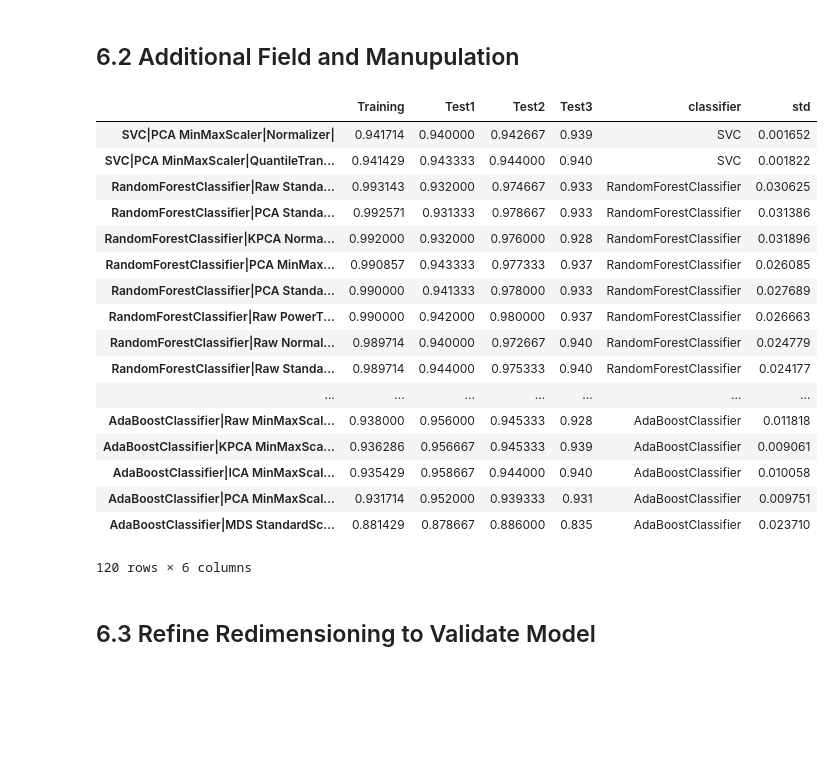
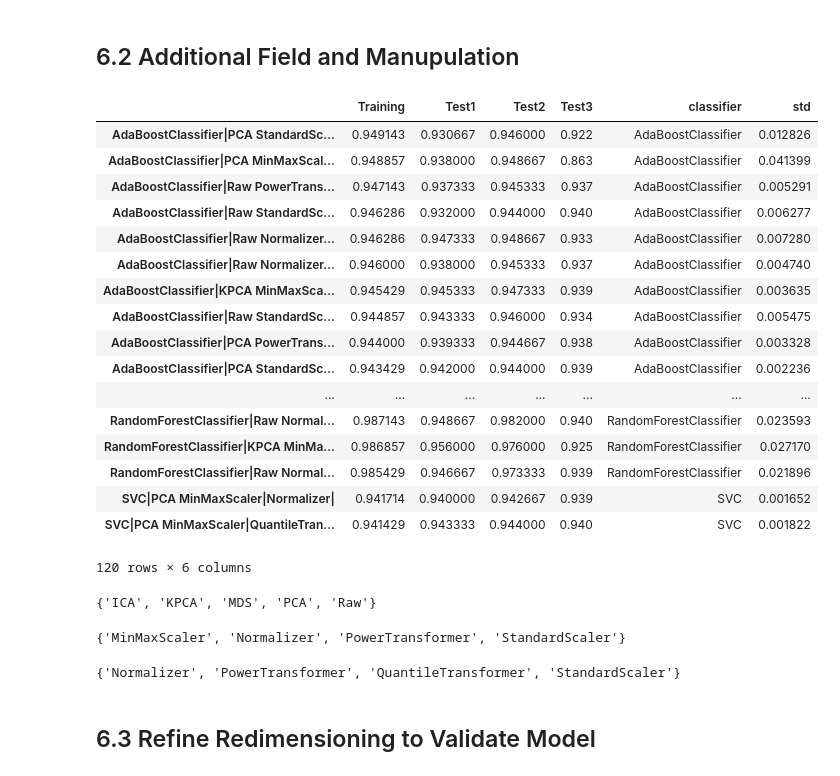
Before and after one commit to akaicomet/NJOITOpenDataCenter, a Jupyter notebook: NJOITOpenDataCenter_Pension_Record_ModelBuilding_2.ipynb, the cells around one changed output. Saved outputs shown, nothing was run; the diff lists cells and outputs as text; code cells hidden in the pictures; blank space fills up the shorter version.

```diff
--- a/NJOITOpenDataCenter_Pension_Record_ModelBuilding_2.ipynb
+++ b/NJOITOpenDataCenter_Pension_Record_ModelBuilding_2.ipynb
@@ -136,26 +155,38 @@ df_clfs_score['std'] = df_clfs_score.std(axis=1)
 # %%
 df_clfs_score.columns = ['Training', 'Test1', 'Test2', 'Test3', 'classifier','std']
 # %%
-df_clfs_score.sort_values(['classifier','Training'], ascending=False)
+df_clfs_score.sort_values(['classifier','Training','std'], ascending=[True, False, True])
 # %% [output]
 |  | Training | Test1 | Test2 | Test3 | classifier | std |
+| AdaBoostClassifier|PCA StandardSc... | 0.949143 | 0.930667 | 0.946000 | 0.922 | AdaBoostClassifier | 0.012826 |
+| AdaBoostClassifier|PCA MinMaxScal... | 0.948857 | 0.938000 | 0.948667 | 0.863 | AdaBoostClassifier | 0.041399 |
+| AdaBoostClassifier|Raw PowerTrans... | 0.947143 | 0.937333 | 0.945333 | 0.937 | AdaBoostClassifier | 0.005291 |
+| AdaBoostClassifier|Raw StandardSc... | 0.946286 | 0.932000 | 0.944000 | 0.940 | AdaBoostClassifier | 0.006277 |
+| AdaBoostClassifier|Raw Normalizer... | 0.946286 | 0.947333 | 0.948667 | 0.933 | AdaBoostClassifier | 0.007280 |
+| AdaBoostClassifier|Raw Normalizer... | 0.946000 | 0.938000 | 0.945333 | 0.937 | AdaBoostClassifier | 0.004740 |
+| AdaBoostClassifier|KPCA MinMaxSca... | 0.945429 | 0.945333 | 0.947333 | 0.939 | AdaBoostClassifier | 0.003635 |
+| AdaBoostClassifier|Raw StandardSc... | 0.944857 | 0.943333 | 0.946000 | 0.934 | AdaBoostClassifier | 0.005475 |
+| AdaBoostClassifier|PCA PowerTrans... | 0.944000 | 0.939333 | 0.944667 | 0.938 | AdaBoostClassifier | 0.003328 |
+| AdaBoostClassifier|PCA StandardSc... | 0.943429 | 0.942000 | 0.944000 | 0.939 | AdaBoostClassifier | 0.002236 |
+| ... | ... | ... | ... | ... | ... | ... |
+| RandomForestClassifier|Raw Normal... | 0.987143 | 0.948667 | 0.982000 | 0.940 | RandomForestClassifier | 0.023593 |
+| RandomForestClassifier|KPCA MinMa... | 0.986857 | 0.956000 | 0.976000 | 0.925 | RandomForestClassifier | 0.027170 |
+| RandomForestClassifier|Raw Normal... | 0.985429 | 0.946667 | 0.973333 | 0.939 | RandomForestClassifier | 0.021896 |
 | SVC|PCA MinMaxScaler|Normalizer| | 0.941714 | 0.940000 | 0.942667 | 0.939 | SVC | 0.001652 |
 | SVC|PCA MinMaxScaler|QuantileTran... | 0.941429 | 0.943333 | 0.944000 | 0.940 | SVC | 0.001822 |
-| RandomForestClassifier|Raw Standa... | 0.993143 | 0.932000 | 0.974667 | 0.933 | RandomForestClassifier | 0.030625 |
-| RandomForestClassifier|PCA Standa... | 0.992571 | 0.931333 | 0.978667 | 0.933 | RandomForestClassifier | 0.031386 |
-| RandomForestClassifier|KPCA Norma... | 0.992000 | 0.932000 | 0.976000 | 0.928 | RandomForestClassifier | 0.031896 |
-| RandomForestClassifier|PCA MinMax... | 0.990857 | 0.943333 | 0.977333 | 0.937 | RandomForestClassifier | 0.026085 |
-| RandomForestClassifier|PCA Standa... | 0.990000 | 0.941333 | 0.978000 | 0.933 | RandomForestClassifier | 0.027689 |
-| RandomForestClassifier|Raw PowerT... | 0.990000 | 0.942000 | 0.980000 | 0.937 | RandomForestClassifier | 0.026663 |
-| RandomForestClassifier|Raw Normal... | 0.989714 | 0.940000 | 0.972667 | 0.940 | RandomForestClassifier | 0.024779 |
-| RandomForestClassifier|Raw Standa... | 0.989714 | 0.944000 | 0.975333 | 0.940 | RandomForestClassifier | 0.024177 |
-| ... | ... | ... | ... | ... | ... | ... |
-| AdaBoostClassifier|Raw MinMaxScal... | 0.938000 | 0.956000 | 0.945333 | 0.928 | AdaBoostClassifier | 0.011818 |
-| AdaBoostClassifier|KPCA MinMaxSca... | 0.936286 | 0.956667 | 0.945333 | 0.939 | AdaBoostClassifier | 0.009061 |
-| AdaBoostClassifier|ICA MinMaxScal... | 0.935429 | 0.958667 | 0.944000 | 0.940 | AdaBoostClassifier | 0.010058 |
-| AdaBoostClassifier|PCA MinMaxScal... | 0.931714 | 0.952000 | 0.939333 | 0.931 | AdaBoostClassifier | 0.009751 |
-| AdaBoostClassifier|MDS StandardSc... | 0.881429 | 0.878667 | 0.886000 | 0.835 | AdaBoostClassifier | 0.023710 |
 120 rows × 6 columns
+# %%
+set([i.split('|')[1].split(' ')[0] for i  in df_clfs_score.index.tolist()])
+# %% [output]
+{'ICA', 'KPCA', 'MDS', 'PCA', 'Raw'}
+# %%
+set([i.split('|')[1].split(' ')[1] for i  in df_clfs_score.index.tolist()])
+# %% [output]
+{'MinMaxScaler', 'Normalizer', 'PowerTransformer', 'StandardScaler'}
+# %%
+set([i.split('|')[2] for i  in df_clfs_score.index.tolist()])
+# %% [output]
+{'Normalizer', 'PowerTransformer', 'QuantileTransformer', 'StandardScaler'}
 # %% [markdown]
 ## 6.3 Refine Redimensioning to Validate Model
 # %%
```
Also changed, not shown: parts of 7 cells of this notebook.
